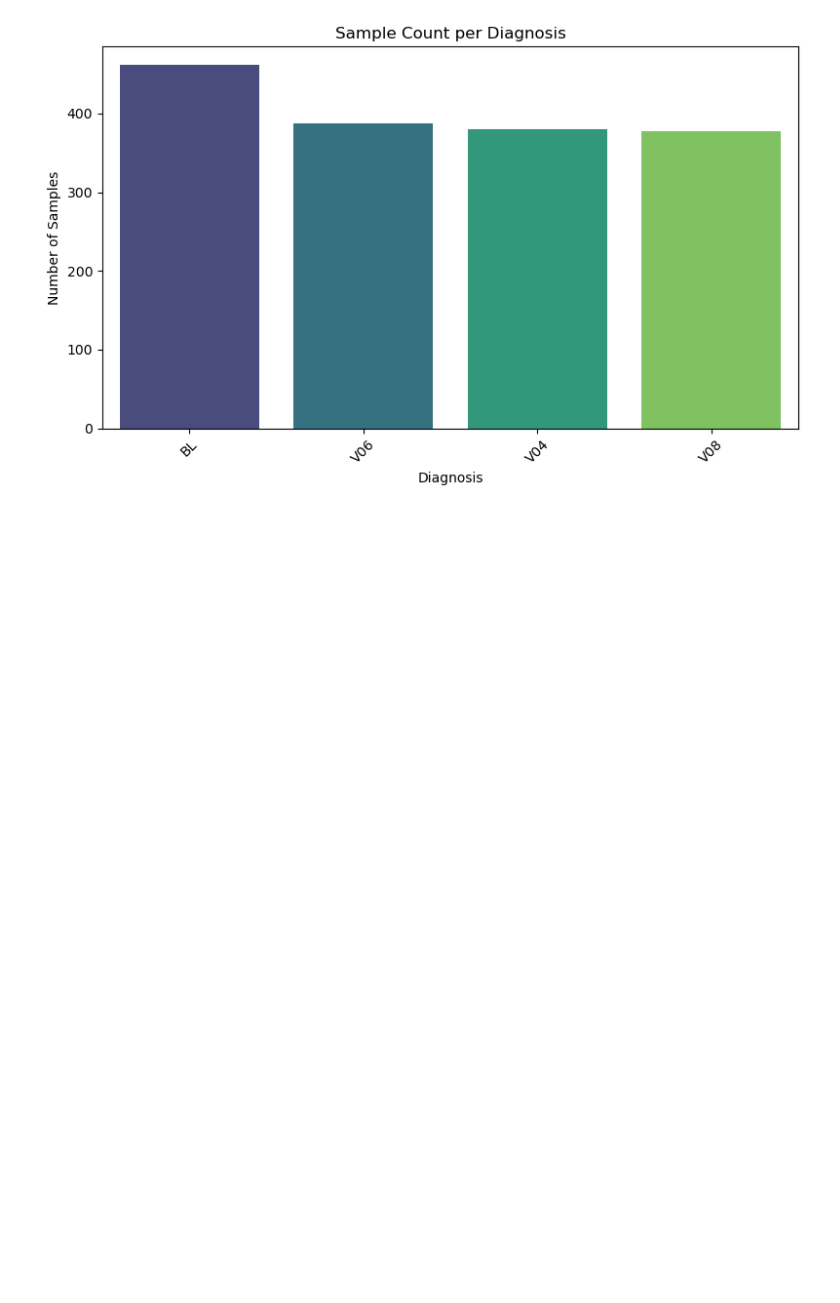
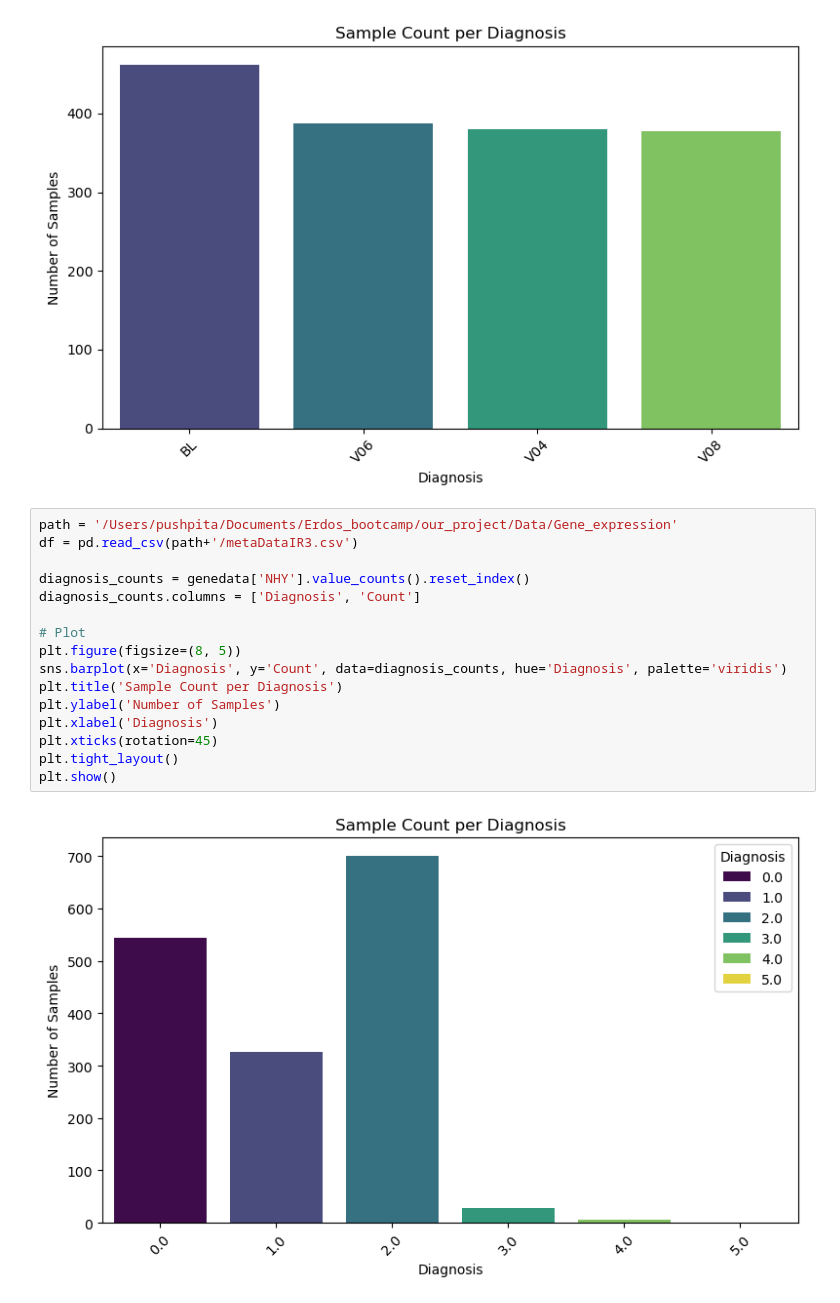
Before and after one commit to veenabala123/summer-2025-parkinsonpredict, a Jupyter notebook: notebooks/data_exploration_gene_expression.ipynb, the cells around one changed output. Cells and saved outputs as stored; diff of their text form; blank space fills up the shorter version.

```diff
--- a/notebooks/data_exploration_gene_expression.ipynb
+++ b/notebooks/data_exploration_gene_expression.ipynb
@@ -291,3 +291,21 @@ plt.tight_layout()
 plt.show()
 # %% [output]
 [figure]
+# %%
+path = '/Users/pushpita/Documents/Erdos_bootcamp/our_project/Data/Gene_expression'
+df = pd.read_csv(path+'/metaDataIR3.csv')
+
+diagnosis_counts = genedata['NHY'].value_counts().reset_index()
+diagnosis_counts.columns = ['Diagnosis', 'Count']
+
+# Plot
+plt.figure(figsize=(8, 5))
+sns.barplot(x='Diagnosis', y='Count', data=diagnosis_counts, hue='Diagnosis', palette='viridis')
+plt.title('Sample Count per Diagnosis')
+plt.ylabel('Number of Samples')
+plt.xlabel('Diagnosis')
+plt.xticks(rotation=45)
+plt.tight_layout()
+plt.show()
+# %% [output]
+[figure, added]
```
Also changed, not shown: 1 other file.
